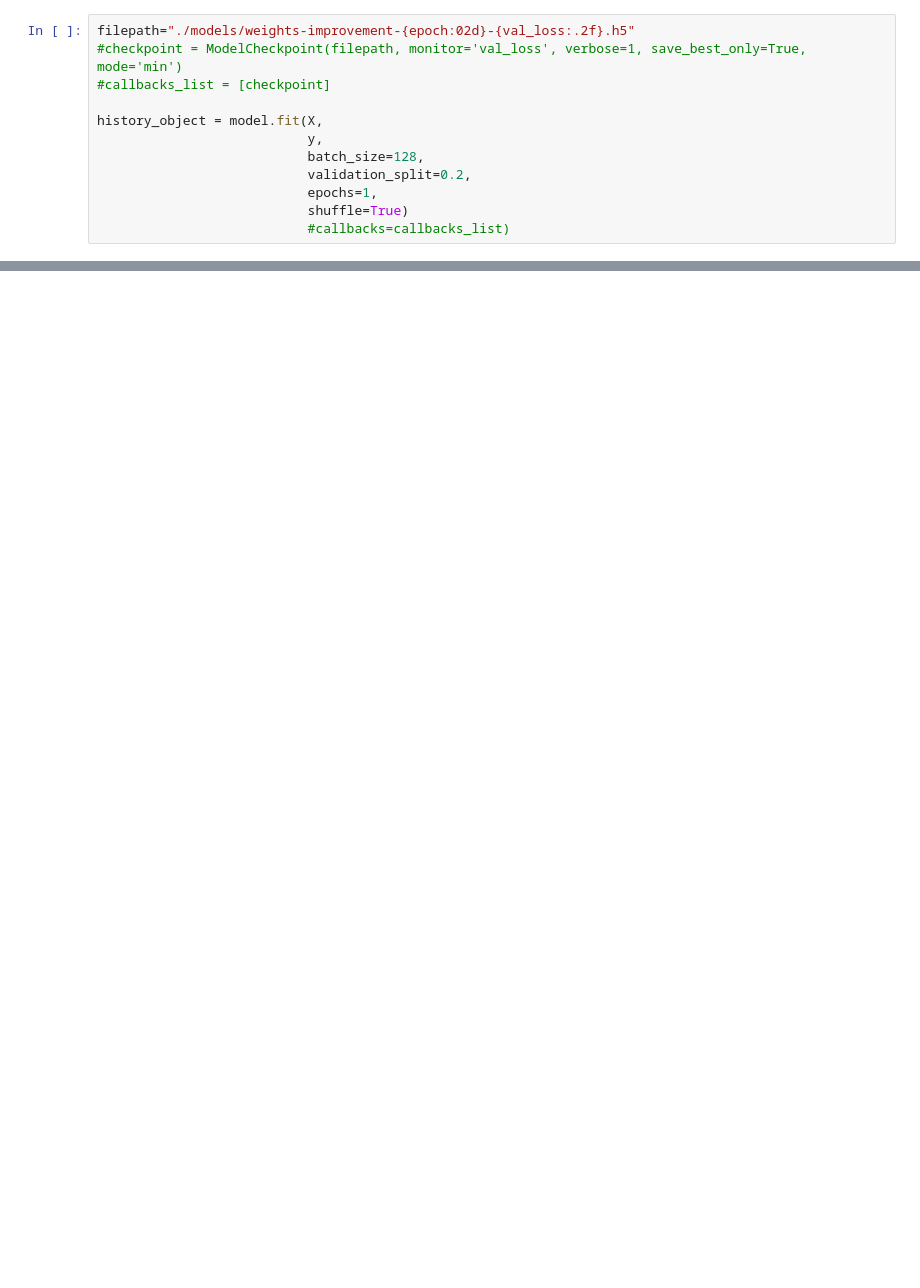
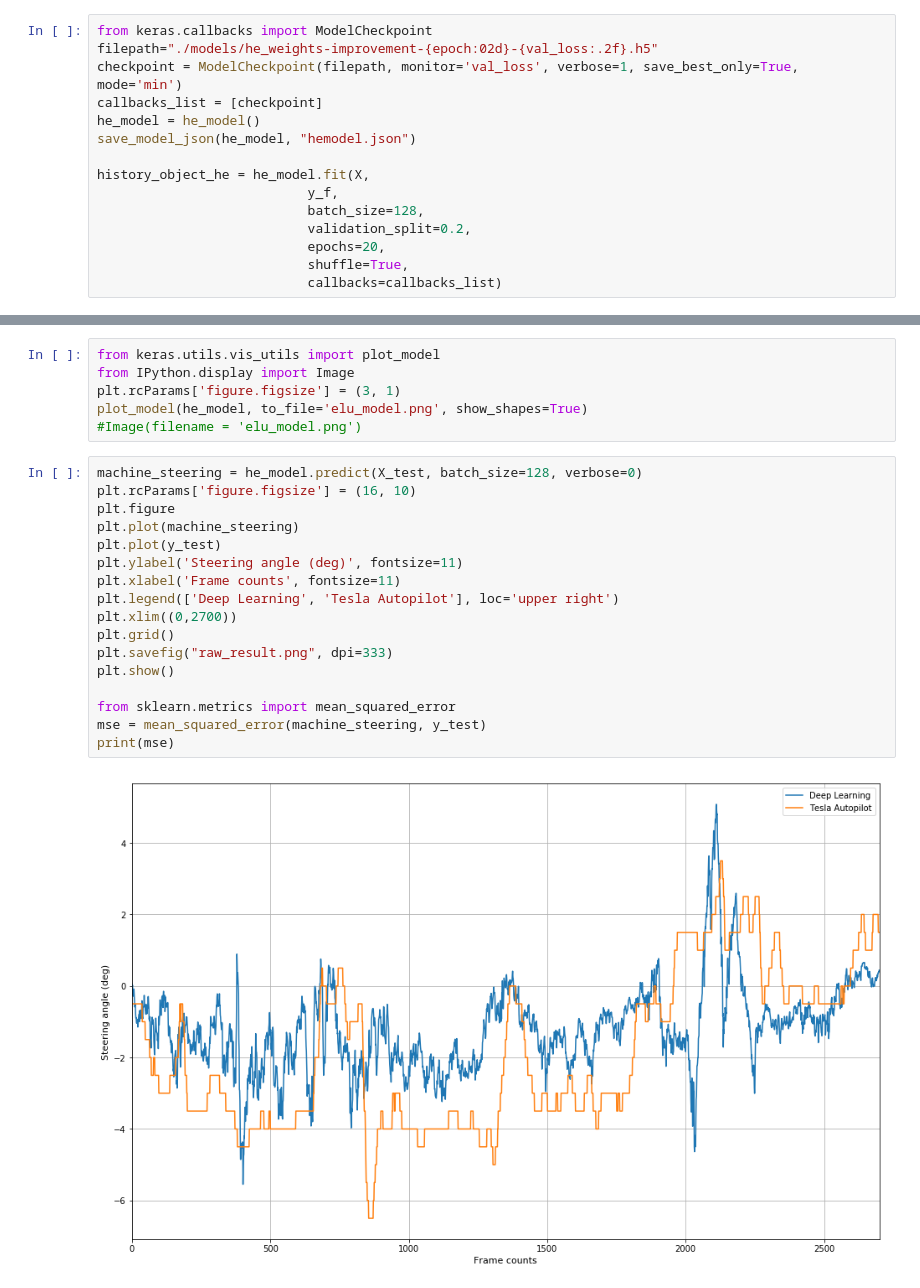
Before and after one commit to Meirtz/DeepTesla, a Jupyter notebook: run.ipynb, the cells around one changed output, grey strips where cells are left out. Drawn from its saved outputs; the diff is of its cells as text; blank space fills up the shorter version.

Commit message:
Used reinforced NVIDIA model. Finally.

```diff
--- a/run.ipynb
+++ b/run.ipynb
@@ -194,13 +612,16 @@ model.compile(loss='mse', optimizer='adam')
 # %%
-filepath="./models/weights-improvement-{epoch:02d}-{val_loss:.2f}.h5"
-#checkpoint = ModelCheckpoint(filepath, monitor='val_loss', verbose=1, save_best_only=True, mode='min')
-#callbacks_list = [checkpoint]
+from keras.callbacks import ModelCheckpoint
+filepath="./models/he_weights-improvement-{epoch:02d}-{val_loss:.2f}.h5"
+checkpoint = ModelCheckpoint(filepath, monitor='val_loss', verbose=1, save_best_only=True, mode='min')
+callbacks_list = [checkpoint]
+he_model = he_model()
+save_model_json(he_model, "hemodel.json")
 
-history_object = model.fit(X,
-                           y,
+history_object_he = he_model.fit(X,
+                           y_f,
                            batch_size=128,
                            validation_split=0.2,
-                           epochs=1,
-                           shuffle=True)
-                           #callbacks=callbacks_list)
+                           epochs=20,
+                           shuffle=True,
+                           callbacks=callbacks_list)
 # %% [output]
@@ -208,0 +913,25 @@ Epoch 1/1
+# %%
+from keras.utils.vis_utils import plot_model
+from IPython.display import Image
+plt.rcParams['figure.figsize'] = (3, 1)
+plot_model(he_model, to_file='elu_model.png', show_shapes=True)
+#Image(filename = 'elu_model.png')
+# %%
+machine_steering = he_model.predict(X_test, batch_size=128, verbose=0)
+plt.rcParams['figure.figsize'] = (16, 10)
+plt.figure
+plt.plot(machine_steering)
+plt.plot(y_test)
+plt.ylabel('Steering angle (deg)', fontsize=11)
+plt.xlabel('Frame counts', fontsize=11)
+plt.legend(['Deep Learning', 'Tesla Autopilot'], loc='upper right')
+plt.xlim((0,2700))
+plt.grid()
+plt.savefig("raw_result.png", dpi=333)
+plt.show()
+
+from sklearn.metrics import mean_squared_error
+mse = mean_squared_error(machine_steering, y_test)
+print(mse)
+# %% [output]
+[figure, added]
```
Also changed, not shown: parts of 36 cells of this notebook, 14 other files.
